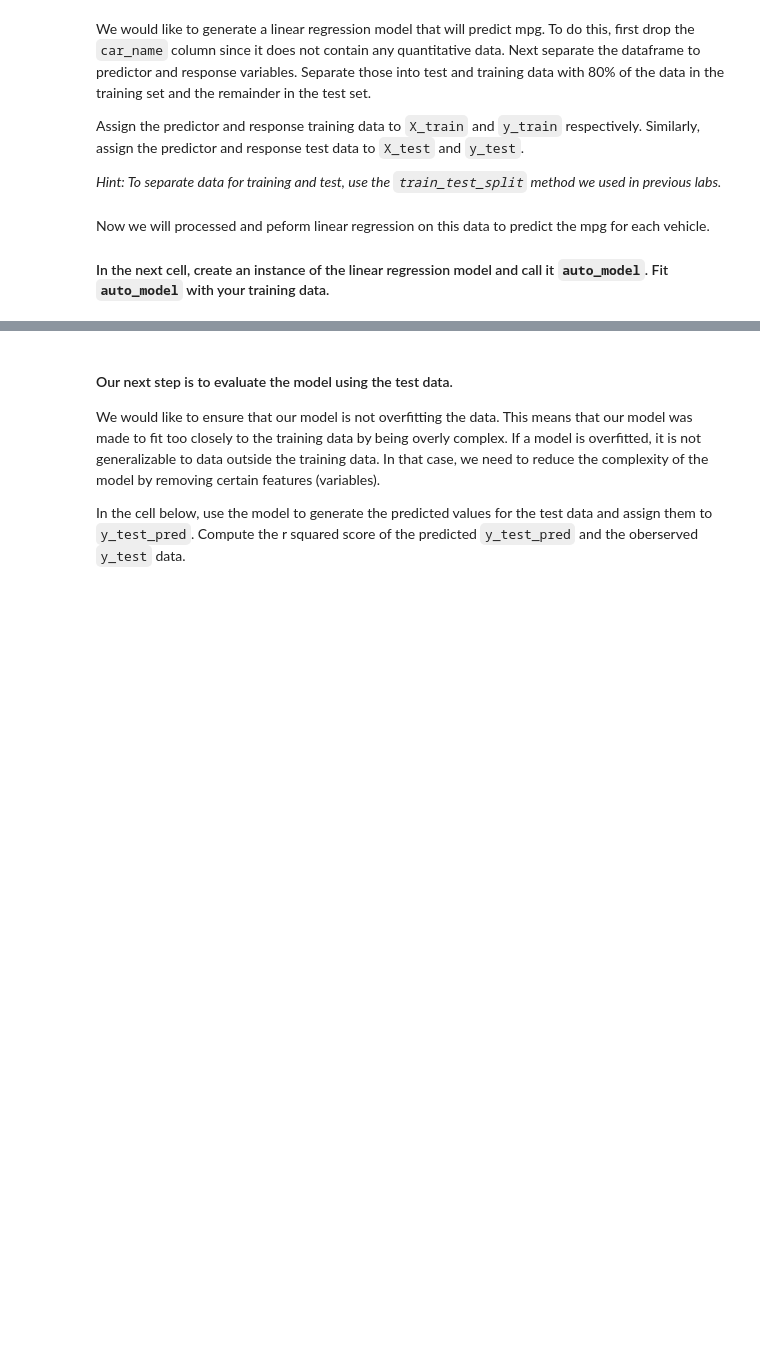
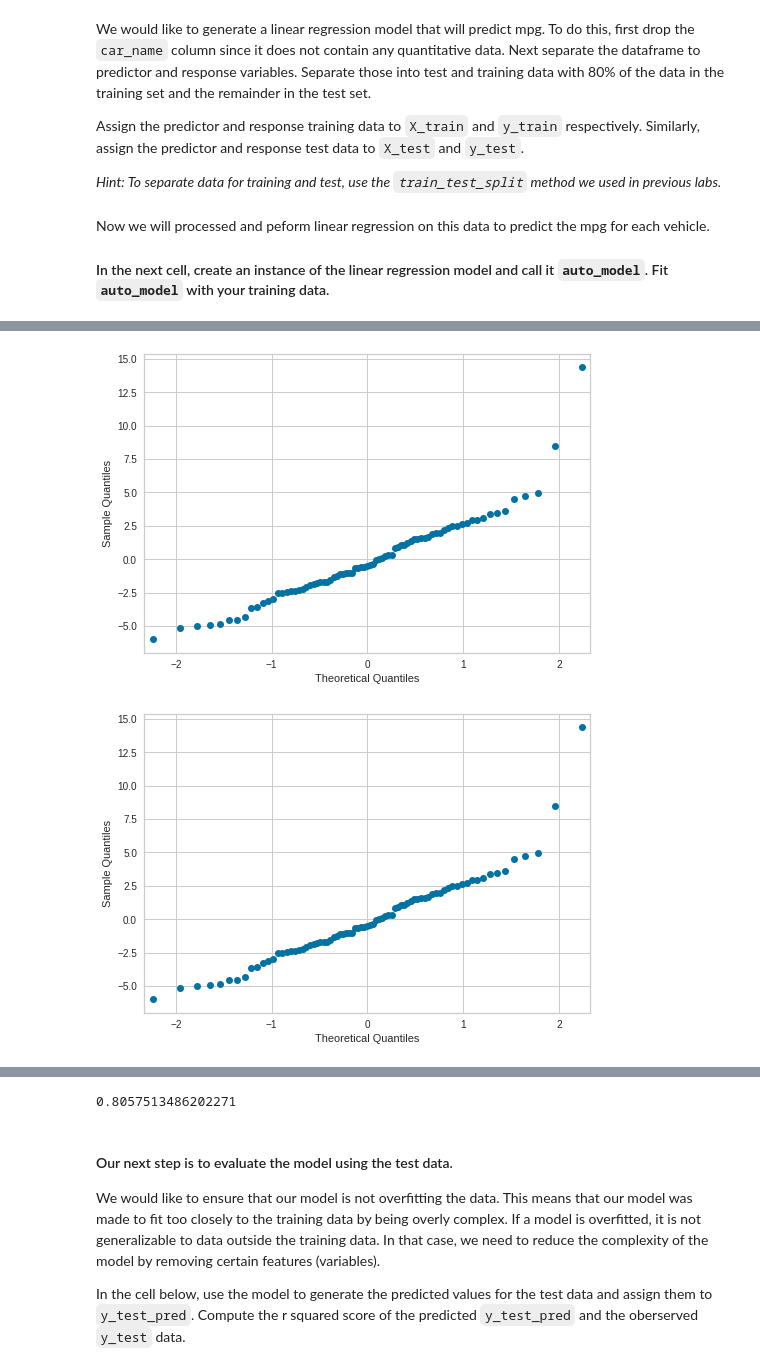
Before and after one commit to alejandroperela/datamad0119, a Jupyter notebook: module-3/lab-supervised-learning-sklearn/your-code/main.ipynb, the cells around one changed output, grey strips where cells are left out. Cells and saved outputs as stored; diff of their text form; code cells hidden in the pictures; blank space fills up the shorter version.

```diff
--- a/module-3/lab-supervised-learning-sklearn/your-code/main.ipynb
+++ b/module-3/lab-supervised-learning-sklearn/your-code/main.ipynb
@@ -243,3 +410,12 @@ Now we will processed and peform linear regression on this data to predict the m
+# %%
+import statsmodels.api as sm
+
+predictions = auto_model.predict(X_test)
+residuals = y_test - predictions
+sm.qqplot(residuals)
+# %% [output]
+[figure, added]
+[figure, added]
 # %% [markdown]
 # Challenge 4 - Evaluate the Model
 
@@ -264,3 +438,12 @@ By adding the squares of the difference between all yi-ŷi pairs, we have a meas
+# %%
+# Your code here:
+
+y_pred = auto_model.predict(X_train)
+
+from sklearn.metrics import r2_score
+r2_score(y_train, y_pred)
+# %% [output]
+0.8057513486202271
 # %% [markdown]
 #### Our next step is to evaluate the model using the test data.
 
```
Also changed, not shown: parts of 48 cells of this notebook.
